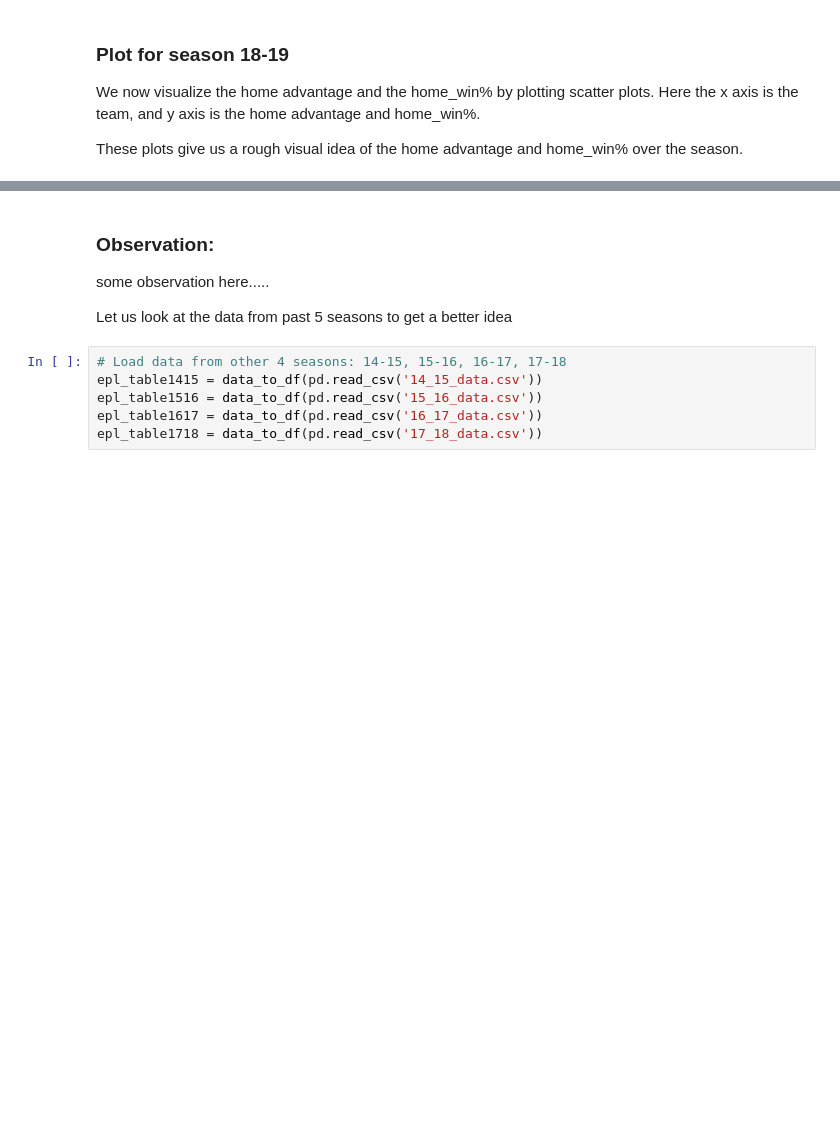
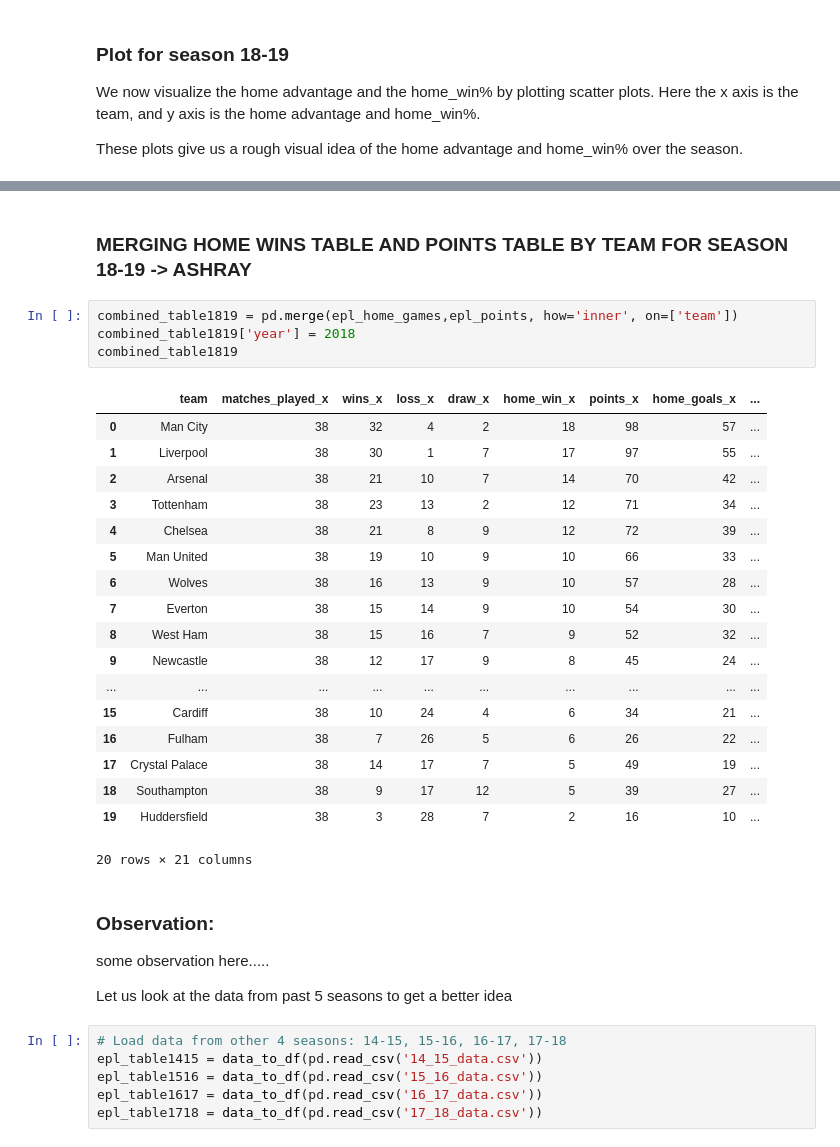
Before and after one commit to vsehgal1/320Final, a Jupyter notebook: 320Final_Project.ipynb, the cells around one changed output, grey strips where cells are left out. Drawn from its saved outputs; the diff is of its cells as text; blank space fills up the shorter version.

Commit message:
added year column to draw more plates of home advantage vs year

```diff
--- a/320Final_Project.ipynb
+++ b/320Final_Project.ipynb
@@ -210,4 +210,29 @@ epl_points.plot(x='team', y='home_win%', kind='scatter',
 [figure]
+# %% [markdown]
+### MERGING HOME WINS TABLE AND POINTS TABLE BY TEAM FOR SEASON 18-19 -> ASHRAY
+# %%
+combined_table1819 = pd.merge(epl_home_games,epl_points, how='inner', on=['team'])
+combined_table1819['year'] = 2018
+combined_table1819
+# %% [output]
+|  | team | matches_played_x | wins_x | loss_x | draw_x | home_win_x | points_x | home_goals_x | ... |
+| 0 | Man City | 38 | 32 | 4 | 2 | 18 | 98 | 57 | ... |
+| 1 | Liverpool | 38 | 30 | 1 | 7 | 17 | 97 | 55 | ... |
+| 2 | Arsenal | 38 | 21 | 10 | 7 | 14 | 70 | 42 | ... |
+| 3 | Tottenham | 38 | 23 | 13 | 2 | 12 | 71 | 34 | ... |
+| 4 | Chelsea | 38 | 21 | 8 | 9 | 12 | 72 | 39 | ... |
+| 5 | Man United | 38 | 19 | 10 | 9 | 10 | 66 | 33 | ... |
+| 6 | Wolves | 38 | 16 | 13 | 9 | 10 | 57 | 28 | ... |
+| 7 | Everton | 38 | 15 | 14 | 9 | 10 | 54 | 30 | ... |
+| 8 | West Ham | 38 | 15 | 16 | 7 | 9 | 52 | 32 | ... |
+| 9 | Newcastle | 38 | 12 | 17 | 9 | 8 | 45 | 24 | ... |
+| ... | ... | ... | ... | ... | ... | ... | ... | ... | ... |
+| 15 | Cardiff | 38 | 10 | 24 | 4 | 6 | 34 | 21 | ... |
+| 16 | Fulham | 38 | 7 | 26 | 5 | 6 | 26 | 22 | ... |
+| 17 | Crystal Palace | 38 | 14 | 17 | 7 | 5 | 49 | 19 | ... |
+| 18 | Southampton | 38 | 9 | 17 | 12 | 5 | 39 | 27 | ... |
+| 19 | Huddersfield | 38 | 3 | 28 | 7 | 2 | 16 | 10 | ... |
+20 rows × 21 columns
 # %% [markdown]
 ### Observation:
 some observation here.....
```
Also changed, not shown: parts of 41 cells of this notebook, 1 other file.
